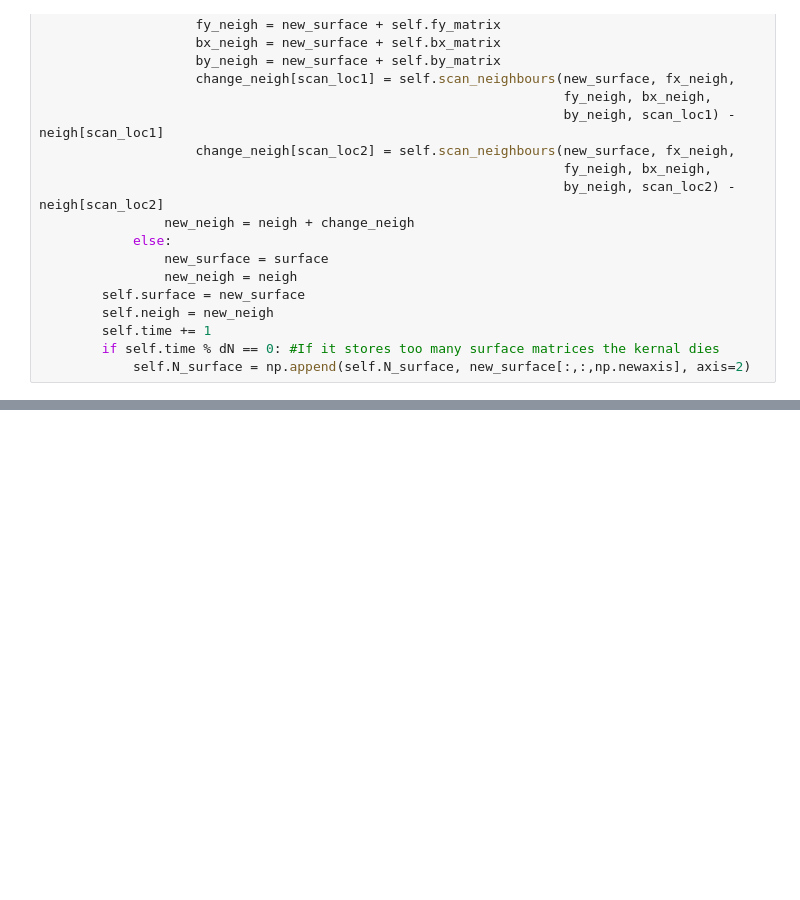
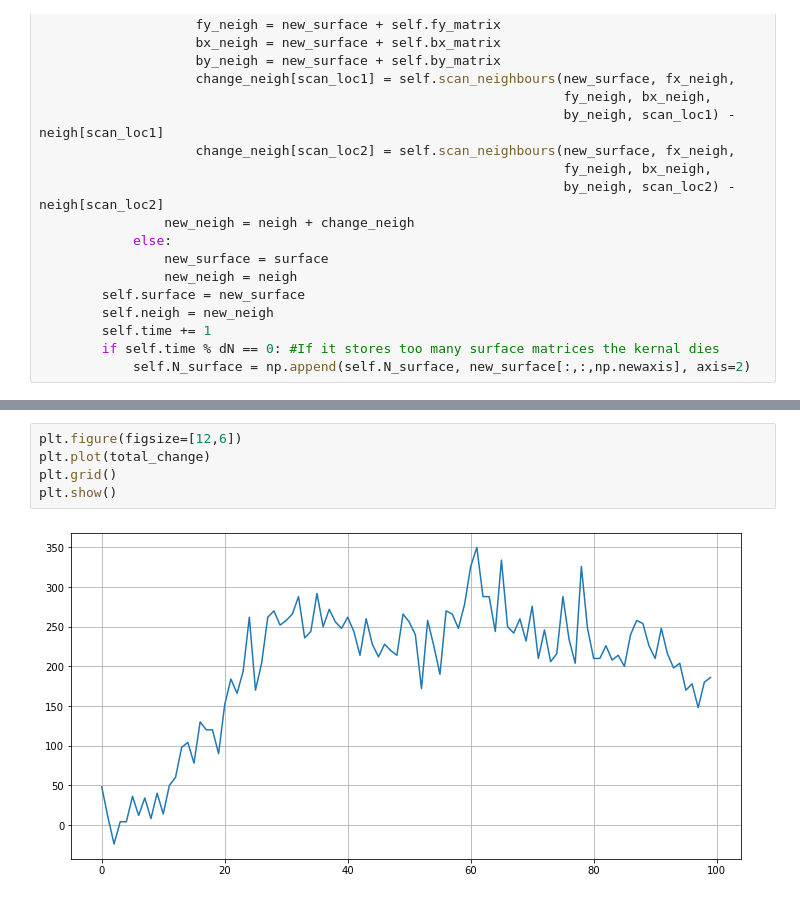
Before and after one commit to MG299792458/CompPhysProj3, a Jupyter notebook: Simulations_new.ipynb, the cells around one changed output, grey strips where cells are left out. Drawn from its saved outputs; the diff is of its cells as text; blank space fills up the shorter version.

```diff
--- a/Simulations_new.ipynb
+++ b/Simulations_new.ipynb
@@ -476,0 +492,7 @@ crystal surface with 1 dislocations
+# %%
+plt.figure(figsize=[12,6])
+plt.plot(total_change)
+plt.grid()
+plt.show()
+# %% [output]
+[figure, added]
```
Also changed, not shown: parts of 10 cells of this notebook, 15 other files.
